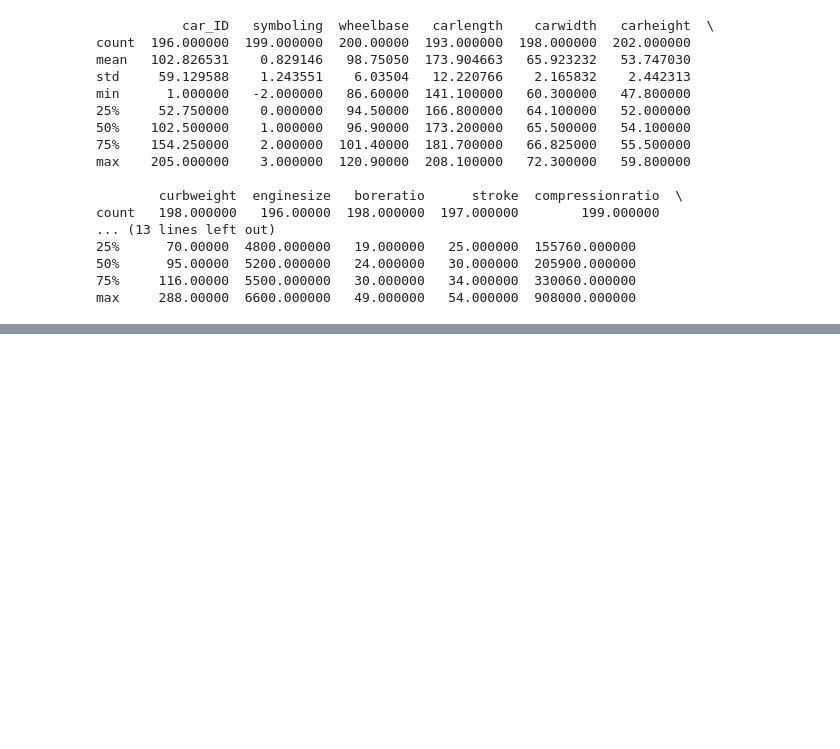
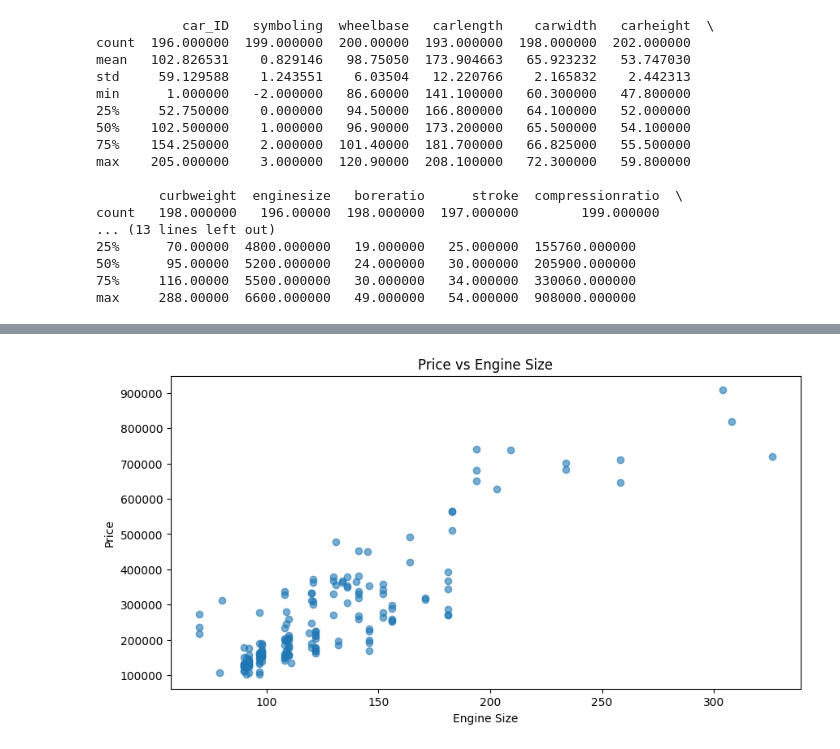
Before and after one commit to Sekwanele950/Car_prices_ITSCA_Project, a Jupyter notebook: Notebooks/Q_01_EDA.ipynb, the cells around one changed output, grey strips where cells are left out. Saved outputs shown, nothing was run; the diff lists cells and outputs as text; code cells hidden in the pictures; blank space fills up the shorter version.

```diff
--- a/Notebooks/Q_01_EDA.ipynb
+++ b/Notebooks/Q_01_EDA.ipynb
@@ -121,0 +207,11 @@ max     288.00000  6600.000000   49.000000   54.000000  908000.000000
+# %%
+# Chart 2: Price vs Engine Size
+plt.figure(figsize=(10,5))
+plt.scatter(df['enginesize'], df['price'], alpha=0.6)
+plt.title('Price vs Engine Size')
+plt.xlabel('Engine Size')
+plt.ylabel('Price')
+plt.savefig('output/price_vs_engine.png', dpi=150, bbox_inches='tight')
+plt.show()
+# %% [output]
+[figure, added]
```
Also changed, not shown: parts of 12 cells of this notebook, 21 other files.
